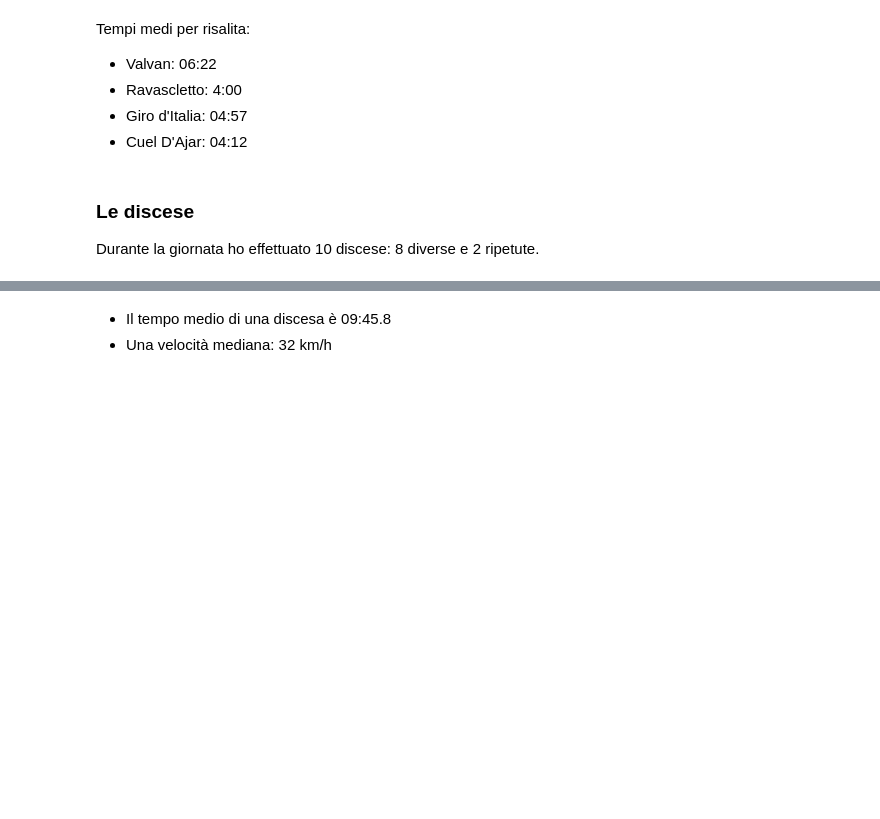
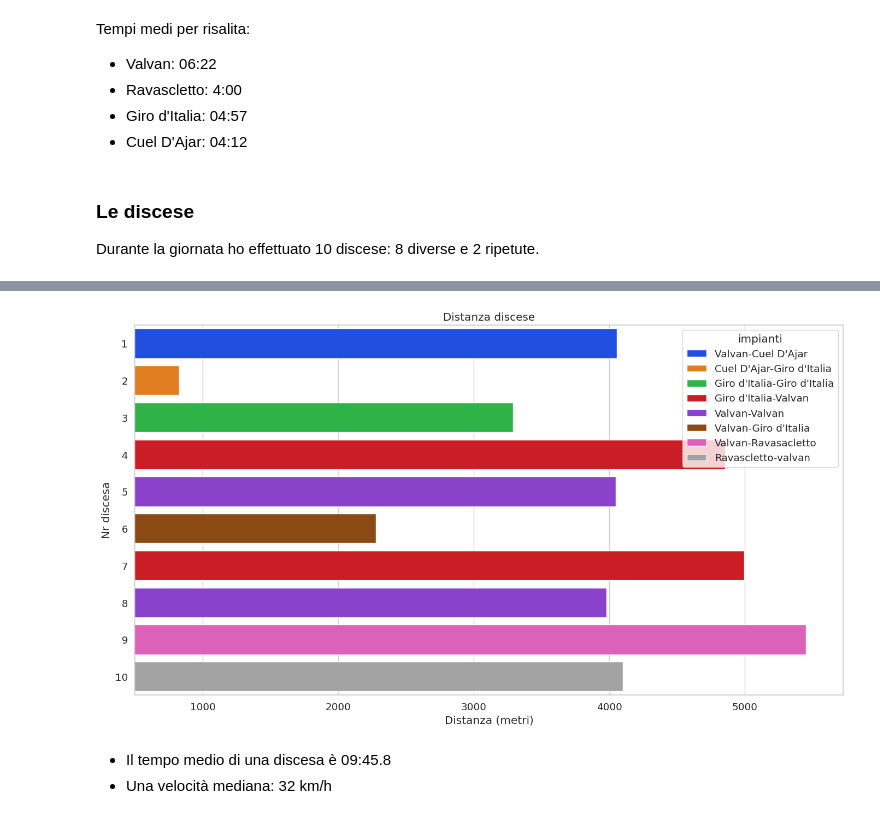
Before and after one commit to thomasmassarutto/DataSlopes, a Jupyter notebook: DataSlopes.ipynb, the cells around one changed output, grey strips where cells are left out. Drawn from its saved outputs; the diff is of its cells as text; code cells hidden in the pictures; blank space fills up the shorter version.

```diff
--- a/DataSlopes.ipynb
+++ b/DataSlopes.ipynb
@@ -735,26 +732,28 @@ plt.show()
 # %%
 ##TENERE?
 
 f, ax = plt.subplots(1, 1, figsize=safe_image_size)
 
 ax.set_title("Distanza discese")
 
 sns.barplot(
             data=df_discese,
             y=df_discese.index +1, ## indici partono da 0
             x="distanza_discesa",
             orient='h',
             hue='impianti',
-            palette= 'bright',
+            palette= palette,
             )
 
 ax.set_xlim(500, None)
 
 ax.set_ylabel("Nr discesa")
 ax.set_xlabel("Distanza (metri)")
 
 plt.tight_layout()
 plt.show()
+# %% [output]
+[figure, added]
 # %% [markdown]
 - Il tempo medio di una discesa è 09:45.8
 - Una velocità  mediana: 32 km/h
```
Also changed, not shown: parts of 9 cells of this notebook, 1 other file.
